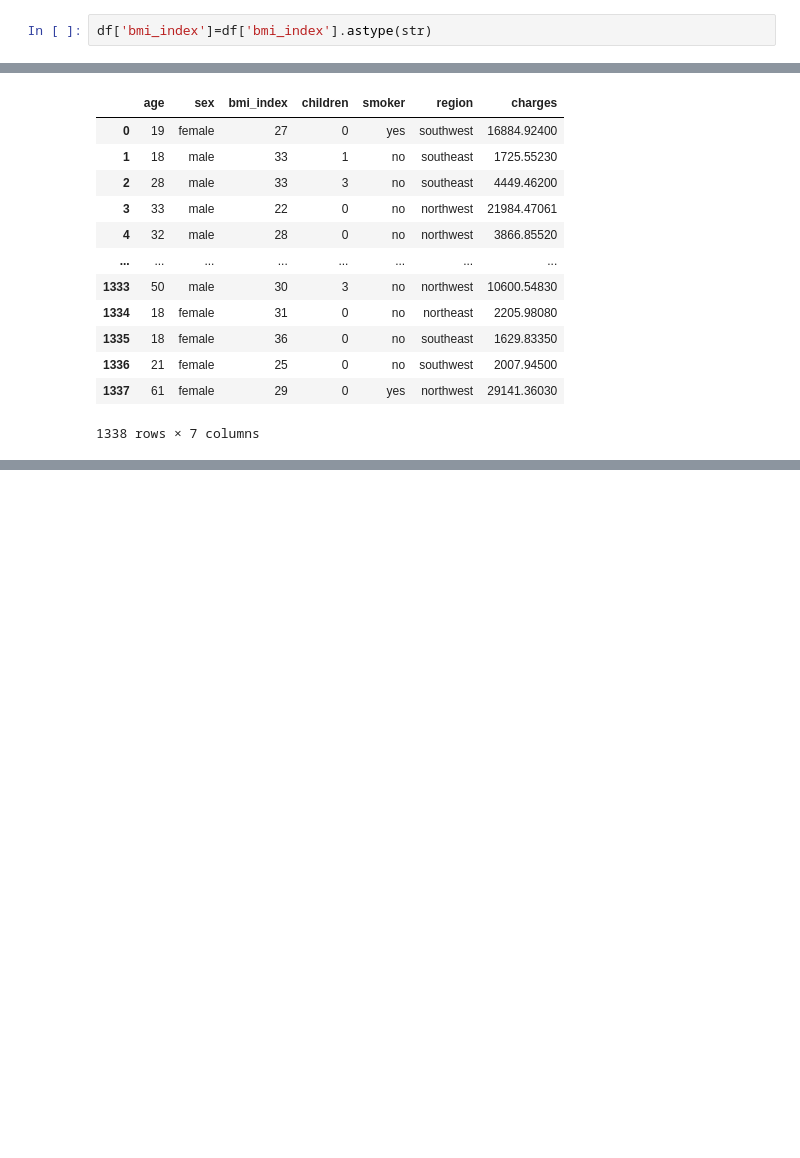
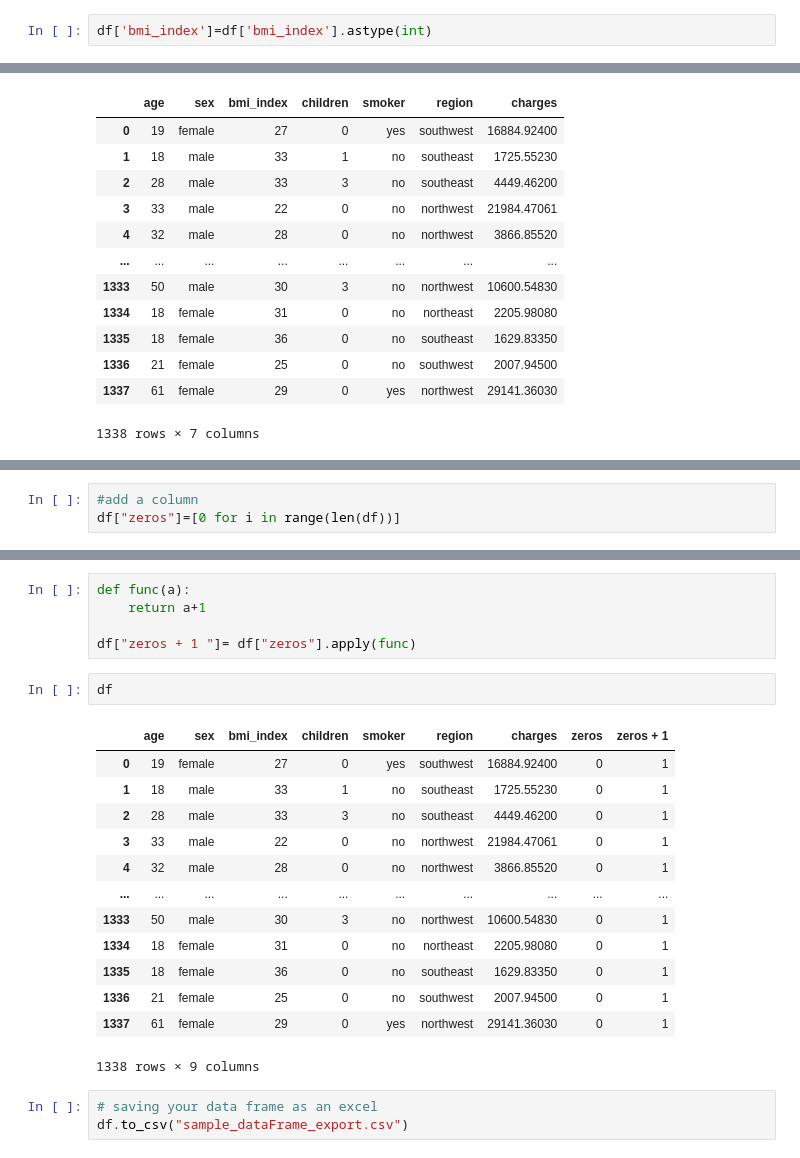
Before and after one commit to AarushiSavla/pandas-course, a Jupyter notebook: phase1.ipynb, the cells around one changed output, grey strips where cells are left out. Cells and saved outputs as stored; diff of their text form; blank space fills up the shorter version.

```diff
--- a/phase1.ipynb
+++ b/phase1.ipynb
@@ -227,7 +227,7 @@ Data columns (total 7 columns):
 dtypes: float64(2), int64(2), str(3)
 memory usage: 73.3 KB
 # %%
-df['bmi_index']=df['bmi_index'].astype(str)
+df['bmi_index']=df['bmi_index'].astype(int)
 # %%
 df.info()
 # %% [output]
@@ -263,0 +269,3 @@ df
+# %%
+#add a column
+df["zeros"]=[0 for i in range(len(df))]
@@ -263,0 +288,24 @@ df
+# %%
+def func(a):
+    return a+1
+
+df["zeros + 1 "]= df["zeros"].apply(func)
+# %%
+df
+# %% [output]
+|  | age | sex | bmi_index | children | smoker | region | charges | zeros | zeros + 1 |
+| 0 | 19 | female | 27 | 0 | yes | southwest | 16884.92400 | 0 | 1 |
+| 1 | 18 | male | 33 | 1 | no | southeast | 1725.55230 | 0 | 1 |
+| 2 | 28 | male | 33 | 3 | no | southeast | 4449.46200 | 0 | 1 |
+| 3 | 33 | male | 22 | 0 | no | northwest | 21984.47061 | 0 | 1 |
+| 4 | 32 | male | 28 | 0 | no | northwest | 3866.85520 | 0 | 1 |
+| ... | ... | ... | ... | ... | ... | ... | ... | ... | ... |
+| 1333 | 50 | male | 30 | 3 | no | northwest | 10600.54830 | 0 | 1 |
+| 1334 | 18 | female | 31 | 0 | no | northeast | 2205.98080 | 0 | 1 |
+| 1335 | 18 | female | 36 | 0 | no | southeast | 1629.83350 | 0 | 1 |
+| 1336 | 21 | female | 25 | 0 | no | southwest | 2007.94500 | 0 | 1 |
+| 1337 | 61 | female | 29 | 0 | yes | northwest | 29141.36030 | 0 | 1 |
+1338 rows × 9 columns
+# %%
+# saving your data frame as an excel
+df.to_csv("sample_dataFrame_export.csv")
```
Also changed, not shown: parts of 3 cells of this notebook, 1 other file.
